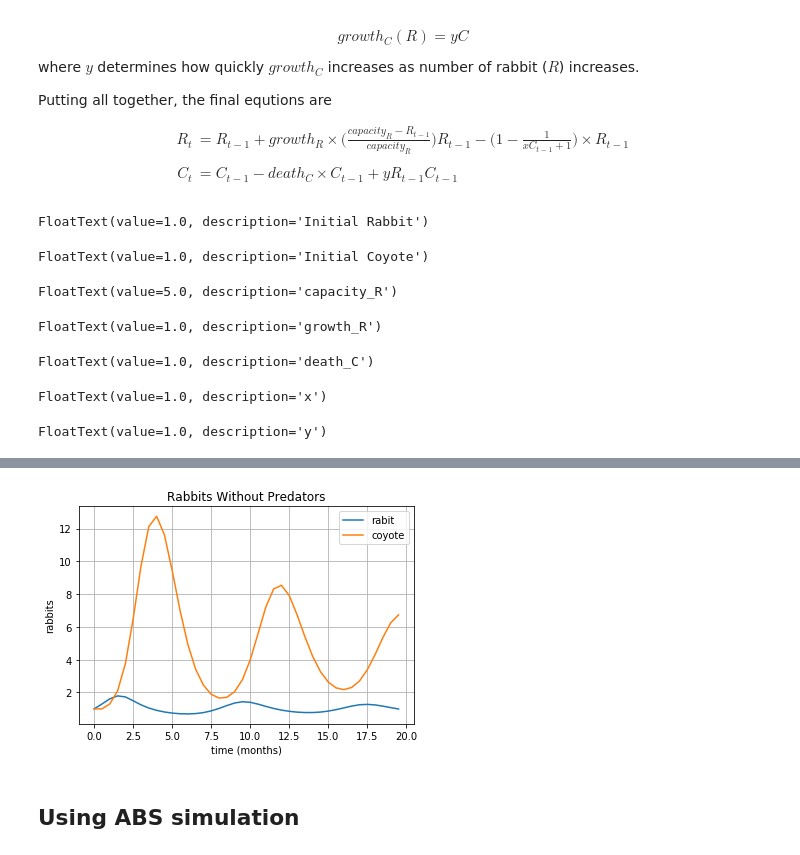
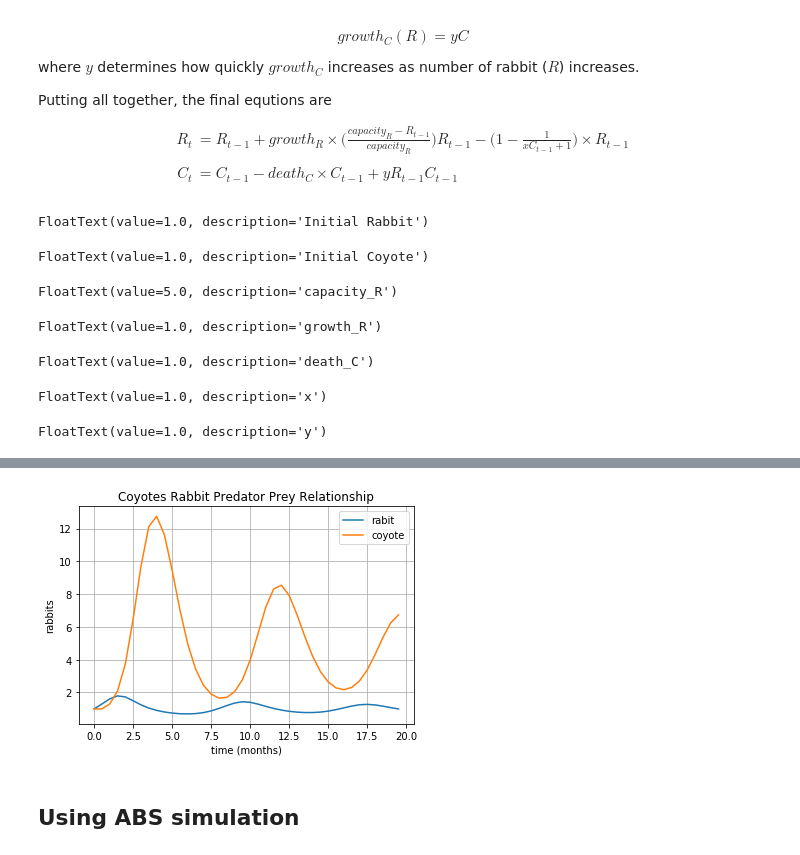
Before and after one commit to hillegass/complex-sim, a Jupyter notebook: src/dev.ipynb, the cells around one changed output, grey strips where cells are left out. Saved outputs shown, nothing was run; the diff lists cells and outputs as text; code cells hidden in the pictures.

```diff
--- a/src/dev.ipynb
+++ b/src/dev.ipynb
@@ -167,34 +165,34 @@ def plot_graph(b):
     display(initial_rabbit, initial_coyote, capacity, growth_rate, death_rate, x, y, button)
     fig = plt.figure()
     ax = fig.add_subplot(111)
     t = np.arange(0, 20, 0.5)
     s = np.zeros(t.shape)
     p = np.zeros(t.shape)
     R = initial_rabbit.value
     C = initial_coyote.value
     for i in range(t.shape[0]):
         s[i] = R
         p[i] = C
         R = R + growth_rate.value * (capacity.value - R)/(capacity.value) * R - (1 - 1/(x.value*C + 1))*R
         C = C - death_rate.value * C  + y.value*s[i]*C
 
     ax.plot(t, s, label="rabit")
     ax.plot(t, p, label="coyote")
     ax.set(xlabel='time (months)', ylabel='rabbits',
-       title='Rabbits Without Predators')
+       title='Coyotes Rabbit Predator Prey Relationship')
     ax.grid()
     ax.legend()
 
 button.on_click(plot_graph)
 # %% [output]
 FloatText(value=1.0, description='Initial Rabbit')
 FloatText(value=1.0, description='Initial Coyote')
 FloatText(value=5.0, description='capacity_R')
 FloatText(value=1.0, description='growth_R')
 FloatText(value=1.0, description='death_C')
 FloatText(value=1.0, description='x')
 FloatText(value=1.0, description='y')
 [interactive output not drawn]
-[figure, old version]
+[figure, new version]
 # %% [markdown]
 ## Using ABS simulation
```
Also changed, not shown: parts of 2 cells of this notebook.
